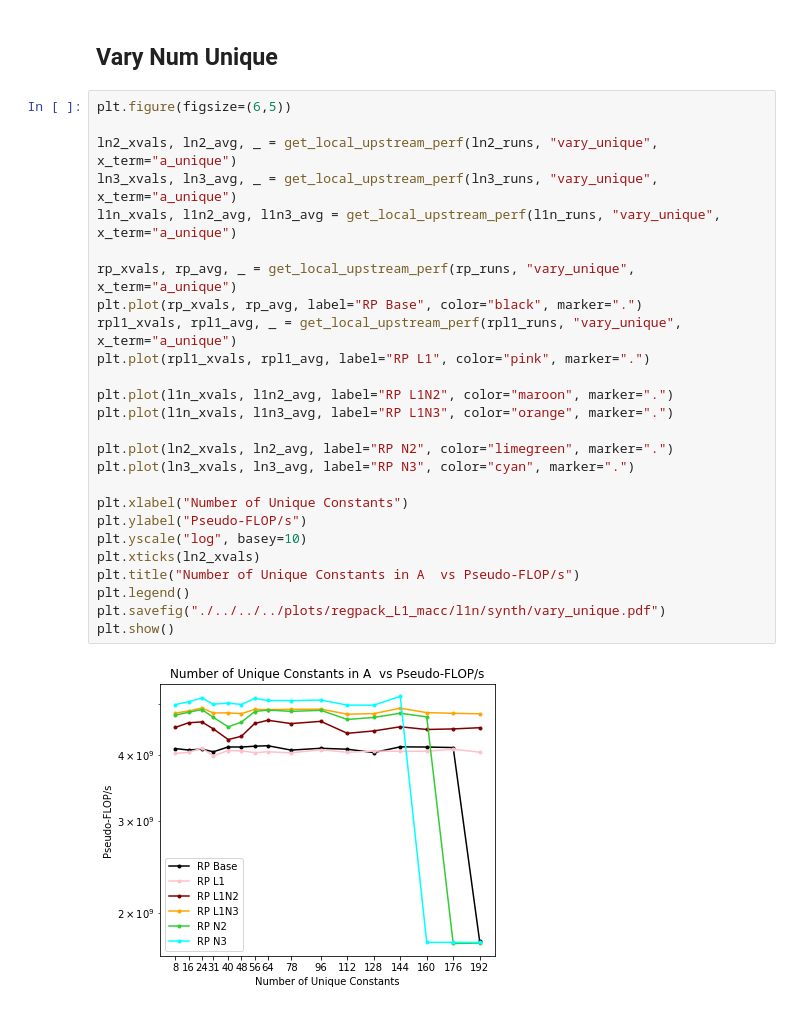
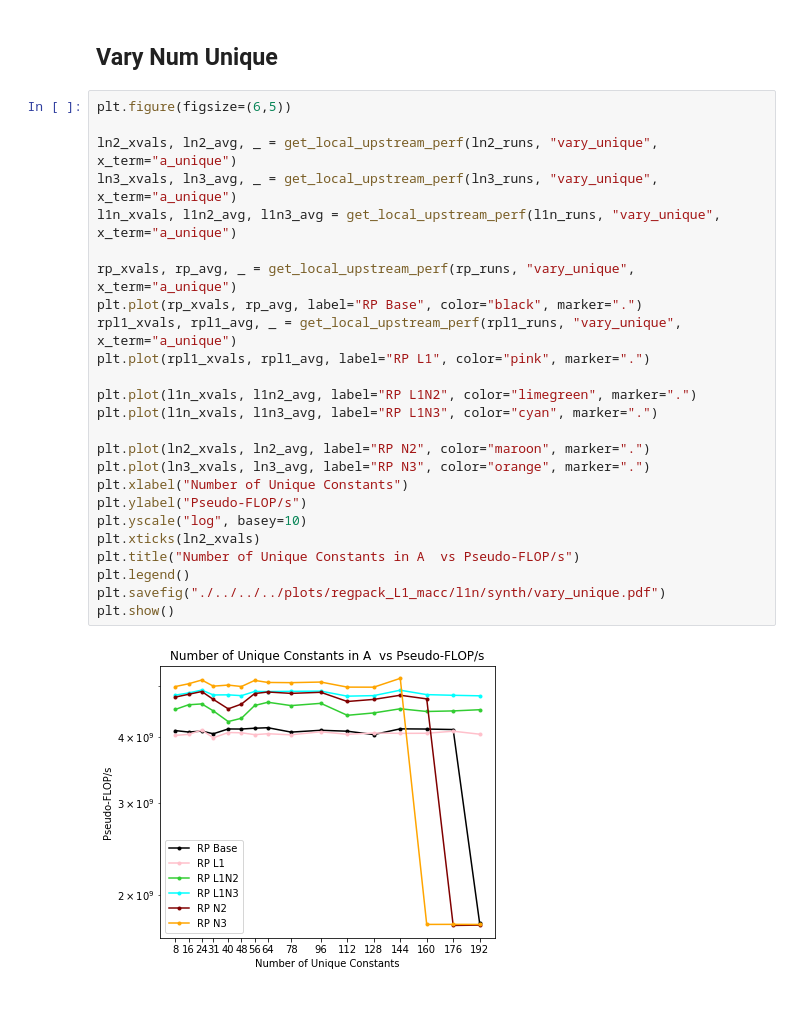
Before and after one commit to mahudu97/fyp-scratch, a Jupyter notebook: src/plot/regpack_L1_macc/plot_synth_benchmark.ipynb, the cells around one changed output. Cells and saved outputs as stored; diff of their text form.

Commit message:
fix legend colours L1m/n

```diff
--- a/src/plot/regpack_L1_macc/plot_synth_benchmark.ipynb
+++ b/src/plot/regpack_L1_macc/plot_synth_benchmark.ipynb
@@ -500,28 +497,27 @@ plt.show()
 # %%
 plt.figure(figsize=(6,5))
 
 ln2_xvals, ln2_avg, _ = get_local_upstream_perf(ln2_runs, "vary_unique", x_term="a_unique")
 ln3_xvals, ln3_avg, _ = get_local_upstream_perf(ln3_runs, "vary_unique", x_term="a_unique")
 l1n_xvals, l1n2_avg, l1n3_avg = get_local_upstream_perf(l1n_runs, "vary_unique", x_term="a_unique")
 
 rp_xvals, rp_avg, _ = get_local_upstream_perf(rp_runs, "vary_unique", x_term="a_unique")
 plt.plot(rp_xvals, rp_avg, label="RP Base", color="black", marker=".")
 rpl1_xvals, rpl1_avg, _ = get_local_upstream_perf(rpl1_runs, "vary_unique", x_term="a_unique")
 plt.plot(rpl1_xvals, rpl1_avg, label="RP L1", color="pink", marker=".")
 
-plt.plot(l1n_xvals, l1n2_avg, label="RP L1N2", color="maroon", marker=".")
-plt.plot(l1n_xvals, l1n3_avg, label="RP L1N3", color="orange", marker=".")
+plt.plot(l1n_xvals, l1n2_avg, label="RP L1N2", color="limegreen", marker=".")
+plt.plot(l1n_xvals, l1n3_avg, label="RP L1N3", color="cyan", marker=".")
 
-plt.plot(ln2_xvals, ln2_avg, label="RP N2", color="limegreen", marker=".")
-plt.plot(ln3_xvals, ln3_avg, label="RP N3", color="cyan", marker=".")
-
+plt.plot(ln2_xvals, ln2_avg, label="RP N2", color="maroon", marker=".")
+plt.plot(ln3_xvals, ln3_avg, label="RP N3", color="orange", marker=".")
 plt.xlabel("Number of Unique Constants")
 plt.ylabel("Pseudo-FLOP/s")
 plt.yscale("log", basey=10)
 plt.xticks(ln2_xvals)
 plt.title("Number of Unique Constants in A  vs Pseudo-FLOP/s")
 plt.legend()
 plt.savefig("./../../../plots/regpack_L1_macc/l1n/synth/vary_unique.pdf")
 plt.show()
 # %% [output]
-[figure, old version]
+[figure, new version]
```
Also changed, not shown: parts of 13 cells of this notebook, 14 other files.
